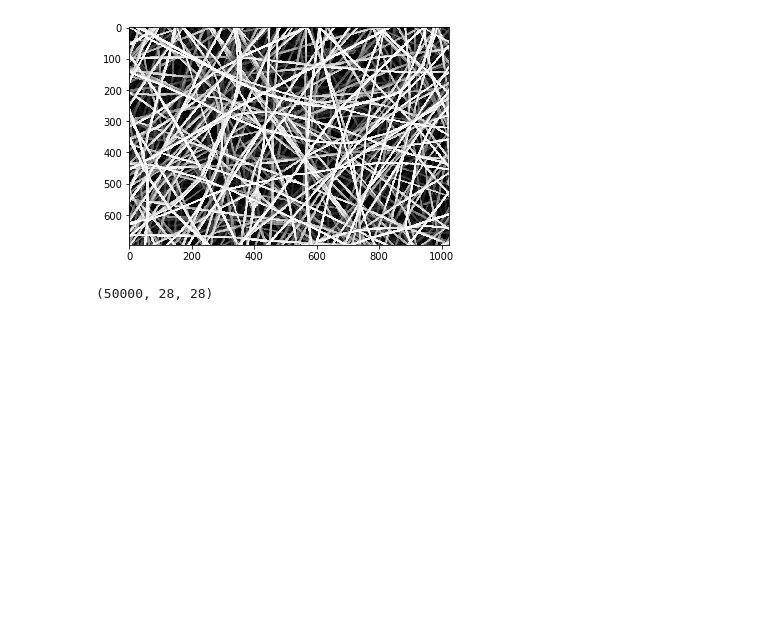
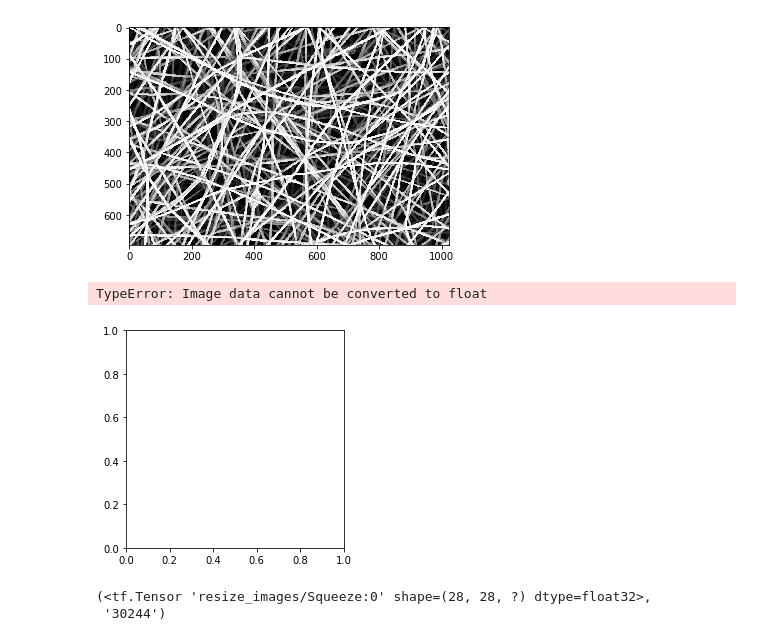
Before and after one commit to yigitozgumus/Polimi_Thesis, a Jupyter notebook: dataLoader_mark2.ipynb, the cells around one changed output. Drawn from its saved outputs; the diff is of its cells as text; code cells hidden in the pictures; blank space fills up the shorter version.

Commit message:
new DataGenerator class additions

```diff
--- a/dataLoader_mark2.ipynb
+++ b/dataLoader_mark2.ipynb
@@ -1,7 +1,7 @@
 # %%
 from utils.DataLoader import DataLoader
 # %%
-d = DataLoader("./data")
+d = DataLoader("data")
 # %%
 from utils.DataLoader import show_image_from_memory
 # %%
@@ -10,7 +10,8 @@ show_image_from_memory(d.anorm_img_array[0])
 [figure]
 # %%
 subset = d.get_sub_dataset(28)
-# %%
-subset.shape
-# %% [output]
-(50000, 28, 28)
+# %%
+show_image_from_memory(subset[0][0])
+# %% [output]
+TypeError: Image data cannot be converted to float
+[figure, added]
@@ -16,0 +31,5 @@ subset.shape
+# %%
+_parse_function(imgs[0],labels[0])
+# %% [output]
+(<tf.Tensor 'resize_images/Squeeze:0' shape=(28, 28, ?) dtype=float32>,
+ '30244')
```
Also changed, not shown: parts of 6 cells of this notebook, 7 other files.
